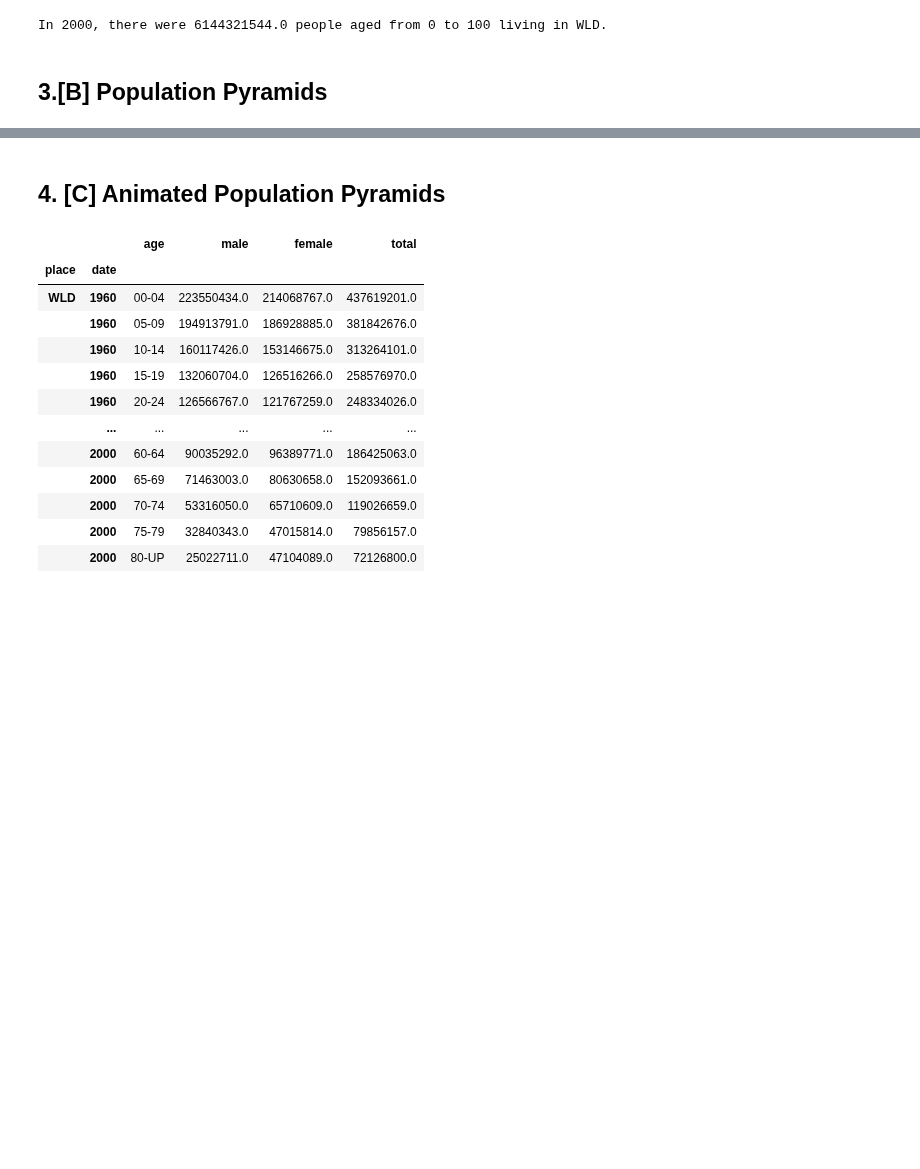
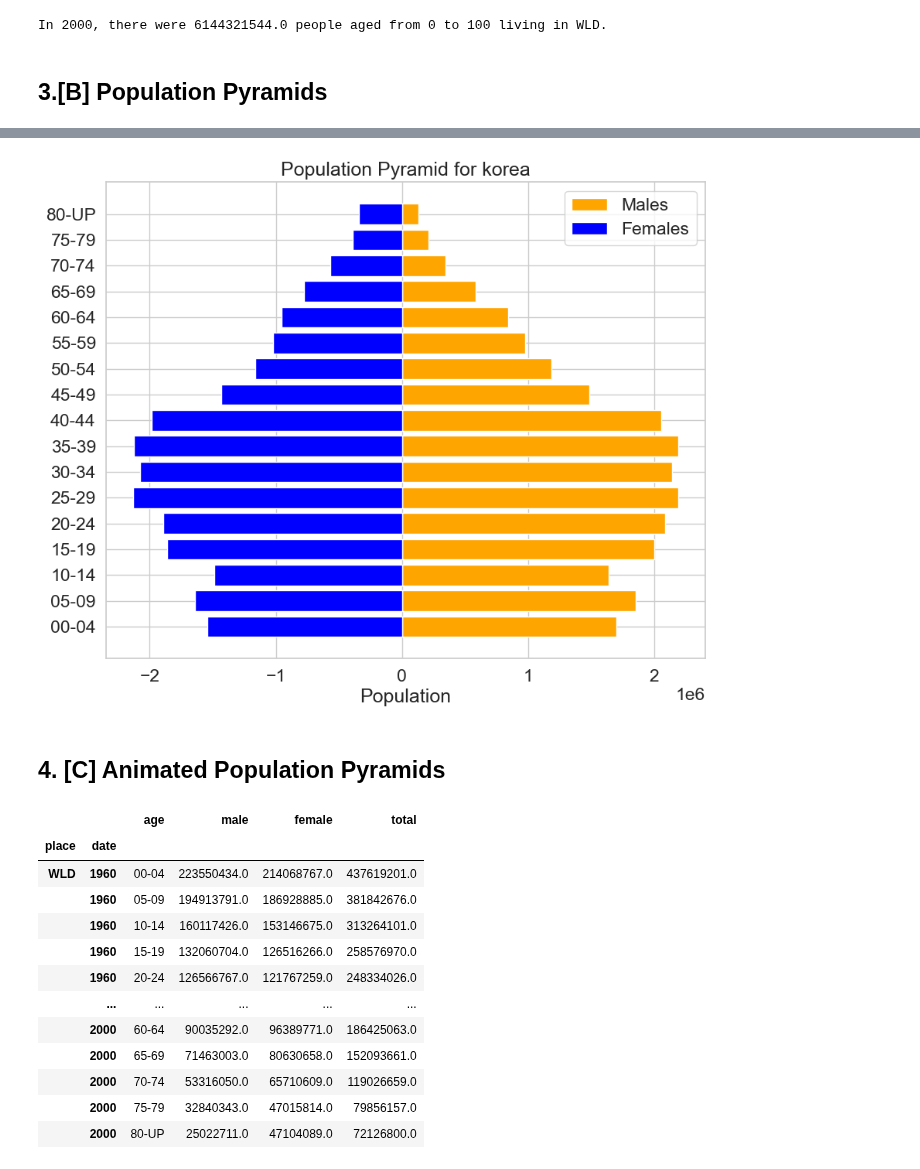
Before and after one commit to malenabuffagni/JudithBlake, a Jupyter notebook: Project_1.ipynb, the cells around one changed output, grey strips where cells are left out. Drawn from its saved outputs; the diff is of its cells as text; code cells hidden in the pictures; blank space fills up the shorter version.

```diff
--- a/Project_1.ipynb
+++ b/Project_1.ipynb
@@ -228,3 +220,7 @@ plot_population_pyramid(kor_df, 'KOR', 2000)
+# %%
+plot_population_pyramid(kor_df, 'korea')
+# %% [output]
+[figure, added]
 # %% [markdown]
 ## 4. [C] Animated Population Pyramids
 # %%
```
Also changed, not shown: parts of 4 cells of this notebook.
